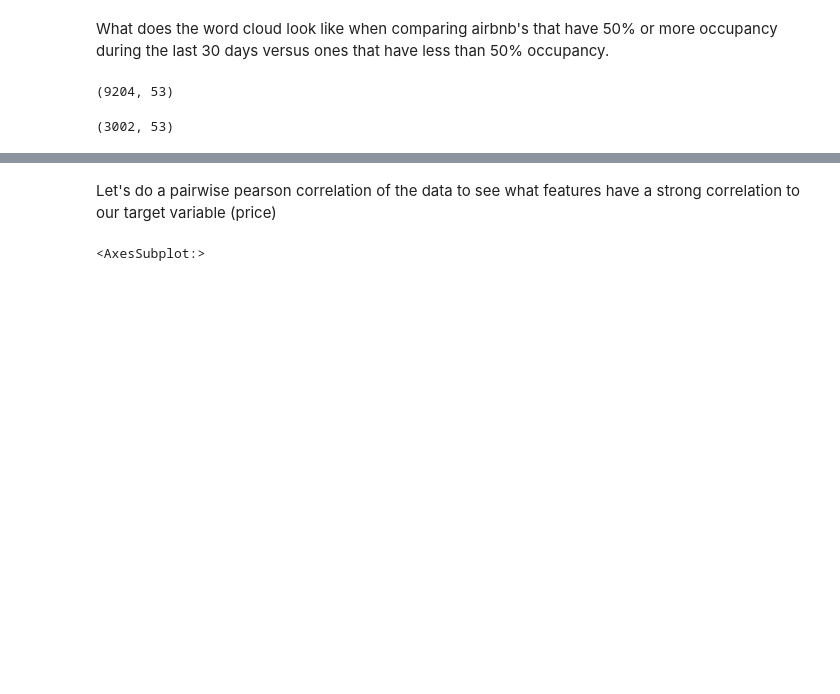
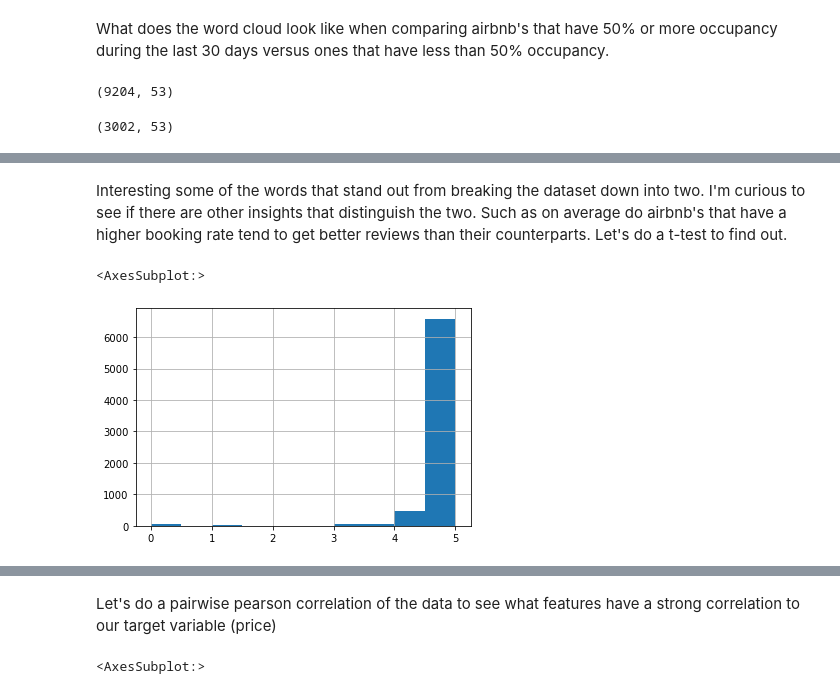
Before and after one commit to mgfos207/Springboard, a Jupyter notebook: Module 16/16.3/preprocessing.ipynb, the cells around one changed output, grey strips where cells are left out. Drawn from its saved outputs; the diff is of its cells as text; code cells hidden in the pictures; blank space fills up the shorter version.

Commit message:
Finished data preprocessing

```diff
--- a/Module 16/16.3/preprocessing.ipynb
+++ b/Module 16/16.3/preprocessing.ipynb
@@ -217,0 +217,8 @@ plt.show()
+# %% [markdown]
+Interesting some of the words that stand out from breaking the dataset down into two. I'm curious to see if there are other insights that distinguish the two. Such as on average do airbnb's that have a higher booking rate tend to get better reviews than their counterparts. Let's do a t-test to find out.
+# %%
+#Look at the distribution of the data for the two groups
+df_under_percent_avail['review_scores_rating'].hist()
+# %% [output]
+<AxesSubplot:>
+[figure, added]
```
Also changed, not shown: parts of 40 cells of this notebook.
